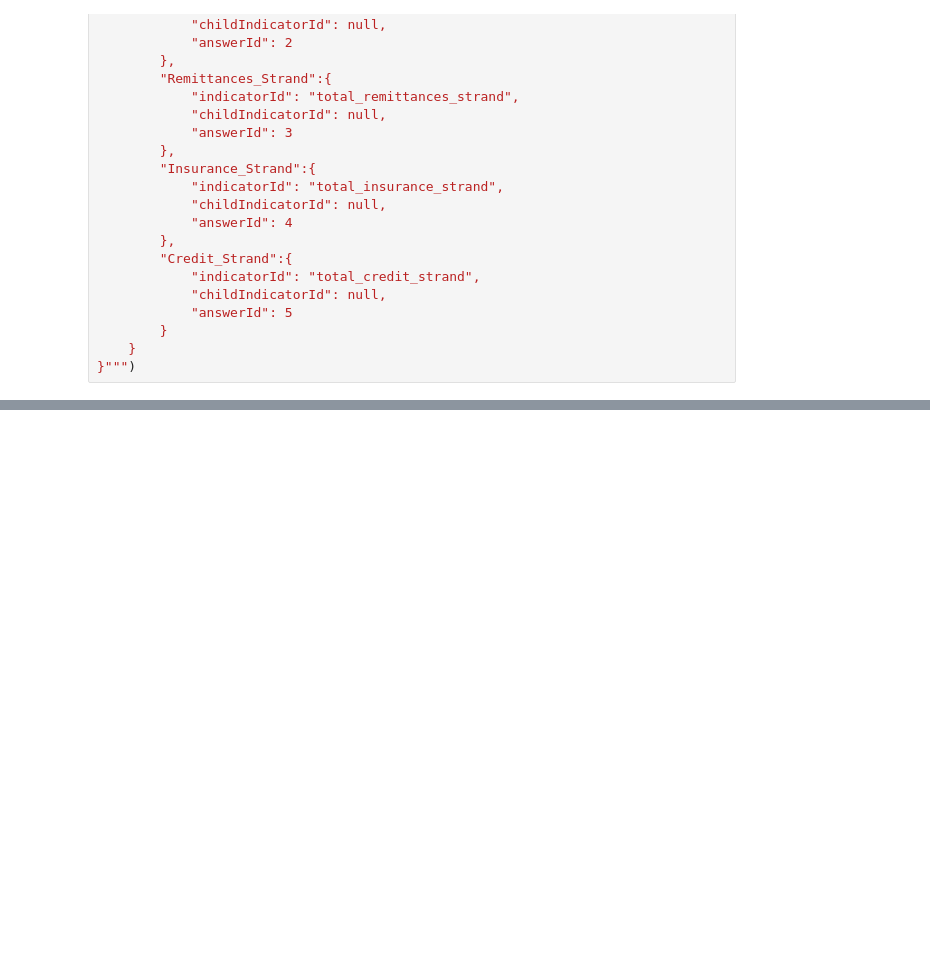
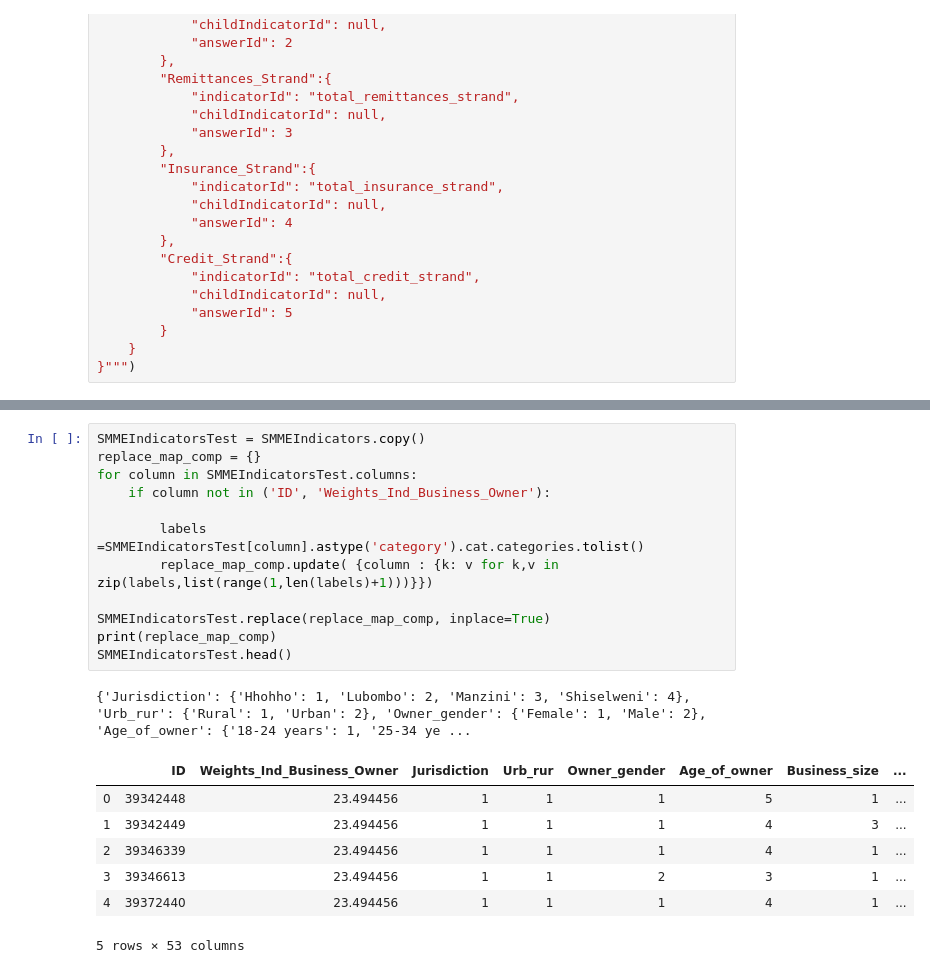
Before and after one commit to Vizzuality/notebooks, a Jupyter notebook: i2i/i2i-nationalSurveysPhase5-6.ipynb, the cells around one changed output, grey strips where cells are left out. Drawn from its saved outputs; the diff is of its cells as text; blank space fills up the shorter version.

```diff
--- a/i2i/i2i-nationalSurveysPhase5-6.ipynb
+++ b/i2i/i2i-nationalSurveysPhase5-6.ipynb
@@ -399,0 +484,21 @@ useJson =json.loads("""{
+# %%
+SMMEIndicatorsTest = SMMEIndicators.copy()
+replace_map_comp = {}
+for column in SMMEIndicatorsTest.columns:
+    if column not in ('ID', 'Weights_Ind_Business_Owner'):
+
+        labels =SMMEIndicatorsTest[column].astype('category').cat.categories.tolist()
+        replace_map_comp.update( {column : {k: v for k,v in zip(labels,list(range(1,len(labels)+1)))}})
+
+SMMEIndicatorsTest.replace(replace_map_comp, inplace=True)
+print(replace_map_comp)
+SMMEIndicatorsTest.head()
+# %% [output]
+{'Jurisdiction': {'Hhohho': 1, 'Lubombo': 2, 'Manzini': 3, 'Shiselweni': 4}, 'Urb_rur': {'Rural': 1, 'Urban': 2}, 'Owner_gender': {'Female': 1, 'Male': 2}, 'Age_of_owner': {'18-24 years': 1, '25-34 ye ...
+|  | ID | Weights_Ind_Business_Owner | Jurisdiction | Urb_rur | Owner_gender | Age_of_owner | Business_size | ... |
+| 0 | 39342448 | 23.494456 | 1 | 1 | 1 | 5 | 1 | ... |
+| 1 | 39342449 | 23.494456 | 1 | 1 | 1 | 4 | 3 | ... |
+| 2 | 39346339 | 23.494456 | 1 | 1 | 1 | 4 | 1 | ... |
+| 3 | 39346613 | 23.494456 | 1 | 1 | 2 | 3 | 1 | ... |
+| 4 | 39372440 | 23.494456 | 1 | 1 | 1 | 4 | 1 | ... |
+5 rows × 53 columns
```
Also changed, not shown: parts of 9 cells of this notebook, 1 other file.
